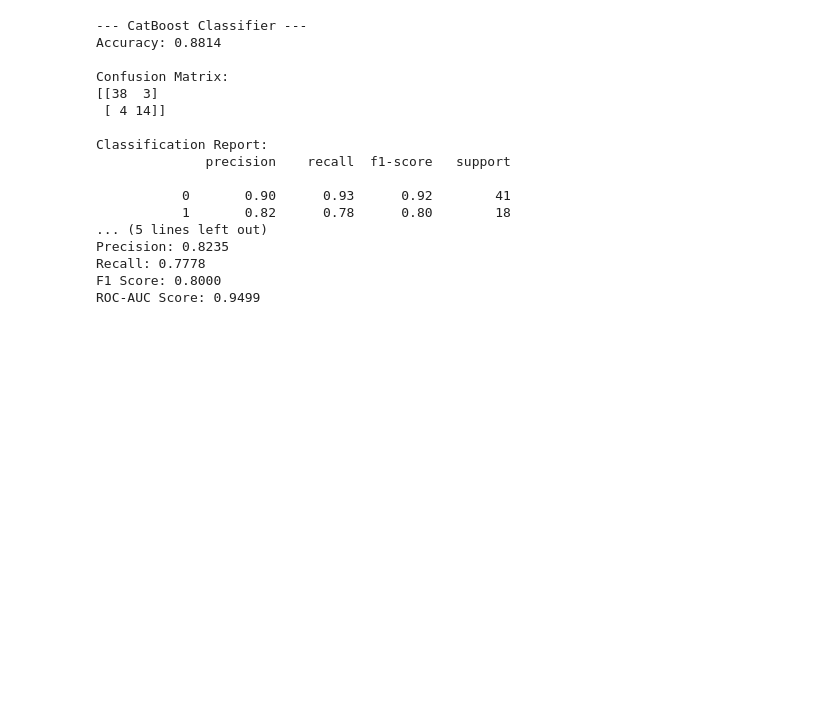
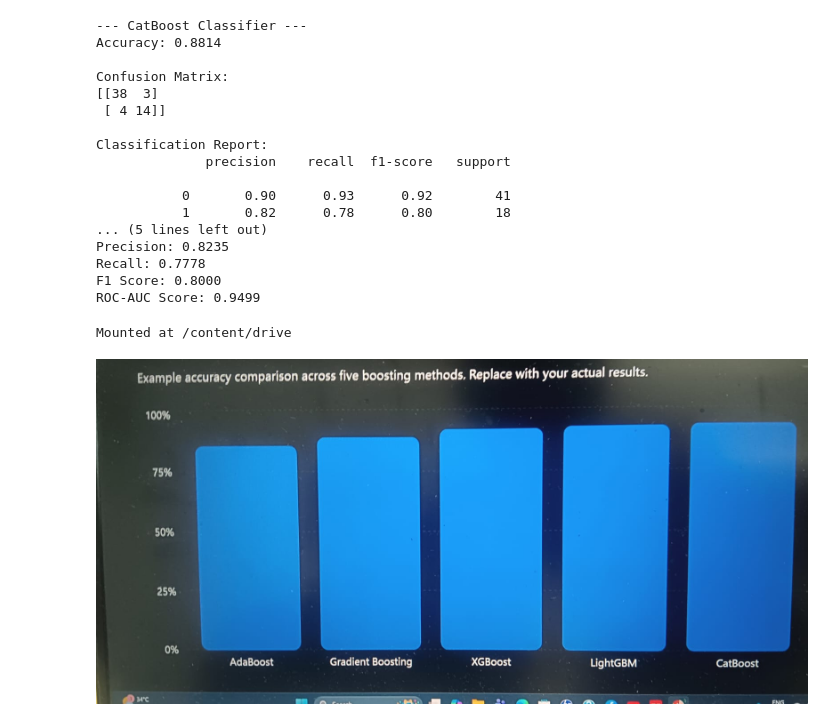
Before and after one commit to soumankumarpanja/Project_8th-semister, a Jupyter notebook: Boosting.ipynb, the cells around one changed output. Cells and saved outputs as stored; diff of their text form; code cells hidden in the pictures; blank space fills up the shorter version.

```diff
--- a/Boosting.ipynb
+++ b/Boosting.ipynb
@@ -996,3 +996,16 @@ Precision: 0.8235
 Recall: 0.7778
 F1 Score: 0.8000
 ROC-AUC Score: 0.9499
+# %%
+from google.colab import drive
+drive.mount('/content/drive')
+# %% [output]
+Mounted at /content/drive
+# %%
+img_path = "/content/drive/MyDrive/image/1.jpeg"
+# %%
+from PIL import Image
+img = Image.open(img_path)
+img
+# %% [output]
+[figure, added]
```
